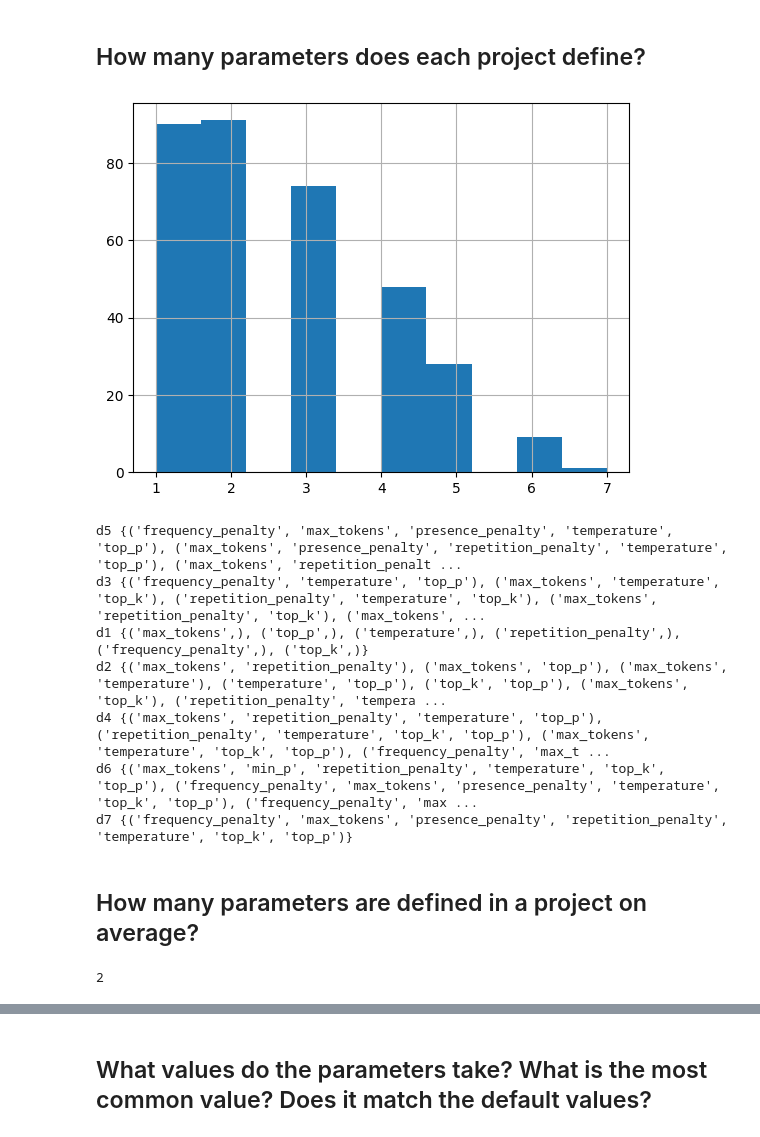
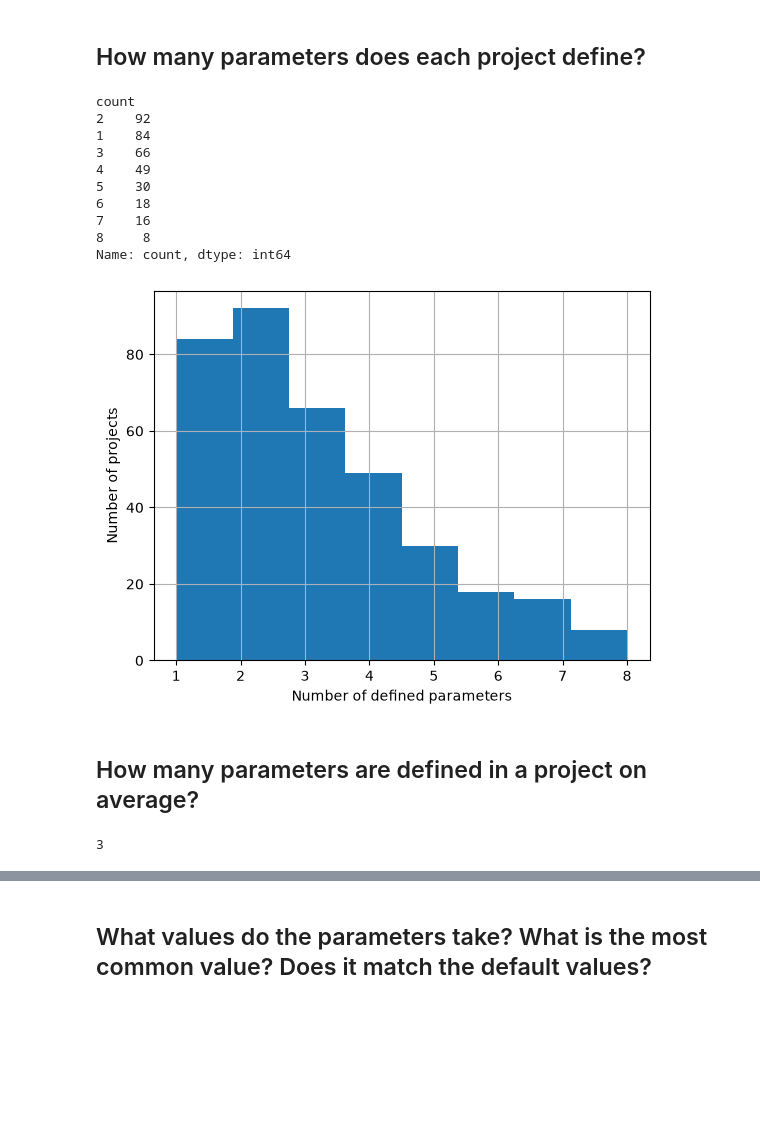
Before and after one commit to aolmedo/llm-configuration-paper, a Jupyter notebook: notebooks/LLM usage analysis.ipynb, the cells around one changed output, grey strips where cells are left out. Cells and saved outputs as stored; diff of their text form; code cells hidden in the pictures; blank space fills up the shorter version.

```diff
--- a/notebooks/LLM usage analysis.ipynb
+++ b/notebooks/LLM usage analysis.ipynb
@@ -140,61 +35,31 @@ Percentage of projects that configure any parameter: 0.5449591280653951
 # %% [markdown]
 ## How many parameters does each project define?
-# %%
-total_parameter = 8
-
-# df.groupby(['project_name', 'parameter']).count()
-df_4 = df_without_model.drop(columns=['path', 'lineno', 'value'])
-#t = df_4.groupby(['project_name']).count()
-
-t = df_4.value_counts().groupby(['project_name']).count()
-t.hist()
-
-d = df_4.value_counts().groupby(['project_name']).count().apply(lambda x: (x/total_parameter)*100)
-#d.plot.hist()
-# %% [output]
-[figure, removed]
-# %%
-total_parameter = 8
-
-# df.groupby(['project_name', 'parameter']).count()
-df_4 = df_without_model.drop(columns=['path', 'lineno', 'value'])
-#t = df_4.groupby(['project_name']).count()
-
-d = df_4.value_counts().to_dict()
-t = df_4.value_counts().groupby(['project_name']).count()
-# t.to_csv('parameters_by_projects.csv')
-#for x in t.loc[t==1].index:
-#    print(d.loc[d['project_name'] == x])
-new_d = {}
-for k1, k2 in sorted(d.keys()):
-    if not k1 in new_d.keys():
-        new_d[k1] = [k2]
-    else:
-        new_d[k1].append(k2)
-
-a_dict = {}
-for a_list in new_d.values():
-    l = "d" + str(len(a_list))
-    if l in a_dict.keys():
-        a_dict[l].append(tuple(a_list))
-    else:
-        a_dict[l] = [tuple(a_list)]
-
-for k, v in a_dict.items():
-    print(k, set(v))
-# %% [output]
-d5 {('frequency_penalty', 'max_tokens', 'presence_penalty', 'temperature', 'top_p'), ('max_tokens', 'presence_penalty', 'repetition_penalty', 'temperature', 'top_p'), ('max_tokens', 'repetition_penalt ...
-d3 {('frequency_penalty', 'temperature', 'top_p'), ('max_tokens', 'temperature', 'top_k'), ('repetition_penalty', 'temperature', 'top_k'), ('max_tokens', 'repetition_penalty', 'top_k'), ('max_tokens', ...
-d1 {('max_tokens',), ('top_p',), ('temperature',), ('repetition_penalty',), ('frequency_penalty',), ('top_k',)}
-d2 {('max_tokens', 'repetition_penalty'), ('max_tokens', 'top_p'), ('max_tokens', 'temperature'), ('temperature', 'top_p'), ('top_k', 'top_p'), ('max_tokens', 'top_k'), ('repetition_penalty', 'tempera ...
-d4 {('max_tokens', 'repetition_penalty', 'temperature', 'top_p'), ('repetition_penalty', 'temperature', 'top_k', 'top_p'), ('max_tokens', 'temperature', 'top_k', 'top_p'), ('frequency_penalty', 'max_t ...
-d6 {('max_tokens', 'min_p', 'repetition_penalty', 'temperature', 'top_k', 'top_p'), ('frequency_penalty', 'max_tokens', 'presence_penalty', 'temperature', 'top_k', 'top_p'), ('frequency_penalty', 'max ...
-d7 {('frequency_penalty', 'max_tokens', 'presence_penalty', 'repetition_penalty', 'temperature', 'top_k', 'top_p')}
+# %%
+df_unique = df.drop_duplicates(subset=['project_name', 'parameter', 'value'], keep='first')
+df_2 = df_unique.drop(columns=['path', 'lineno', 'value'])
+t = df_2.value_counts().groupby(['project_name']).count()
+t.hist(bins=8)
+plt.xlabel('Number of defined parameters')
+plt.ylabel('Number of projects')
+plt.savefig('hist.png')
+t.value_counts()
+# %% [output]
+count
+2    92
+1    84
+3    66
+4    49
+5    30
+6    18
+7    16
+8     8
+Name: count, dtype: int64
+[figure, added]
 # %% [markdown]
 ## How many parameters are defined in a project on average?
 # %%
-df_4 = df_without_model.drop(columns=['path', 'lineno', 'value'])
-df_4.value_counts().groupby(['project_name']).count().mean()
-sorted(list(df_4.value_counts().groupby(['project_name']).count()))[131]
+df_2 = df.drop(columns=['path', 'lineno', 'value'])
+df_2.value_counts().groupby(['project_name']).count().mean()
+sorted(list(df_2.value_counts().groupby(['project_name']).count()))[number_of_projects//2]
 # %% [output]
-2
+3
```
Also changed, not shown: parts of 21 cells of this notebook, 2 other files.
